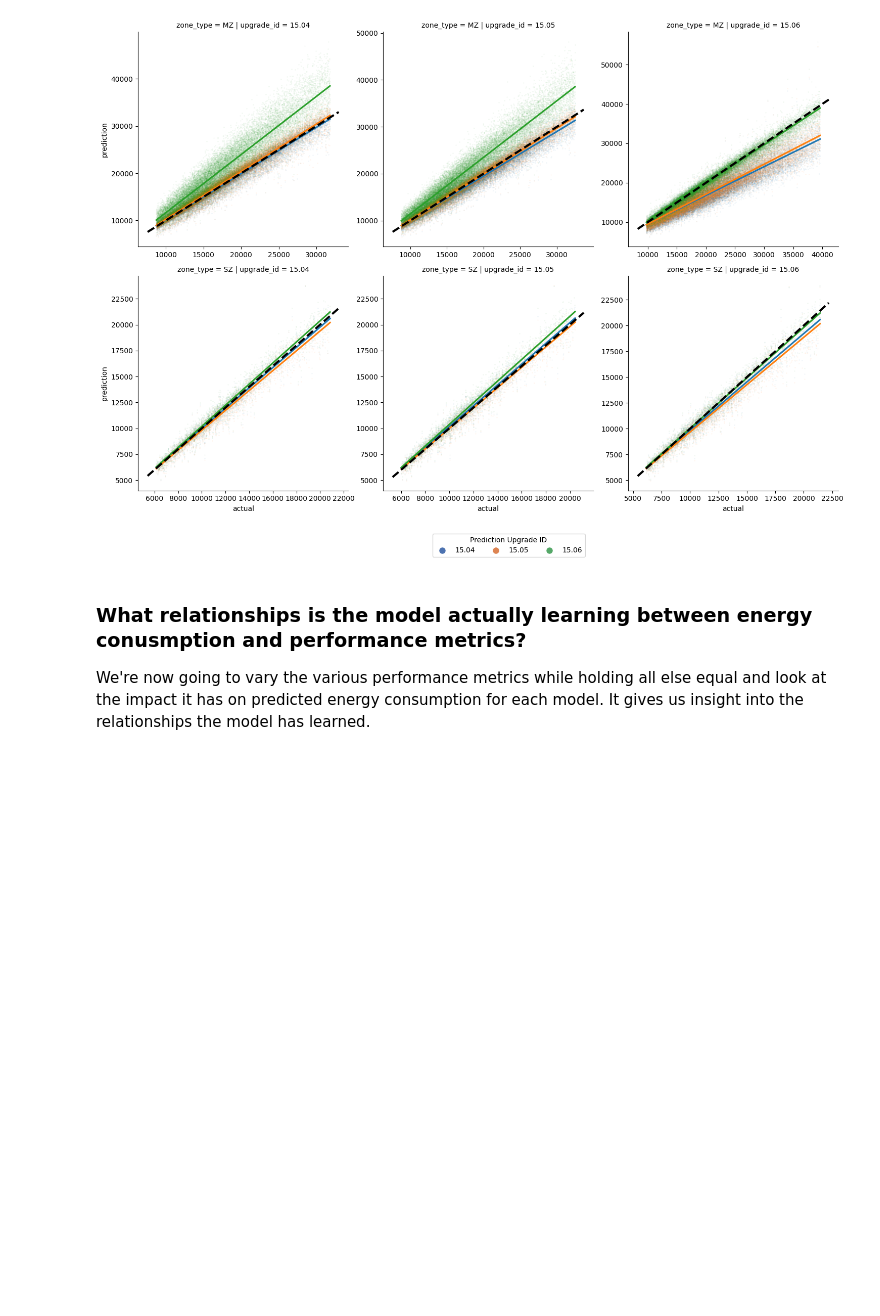
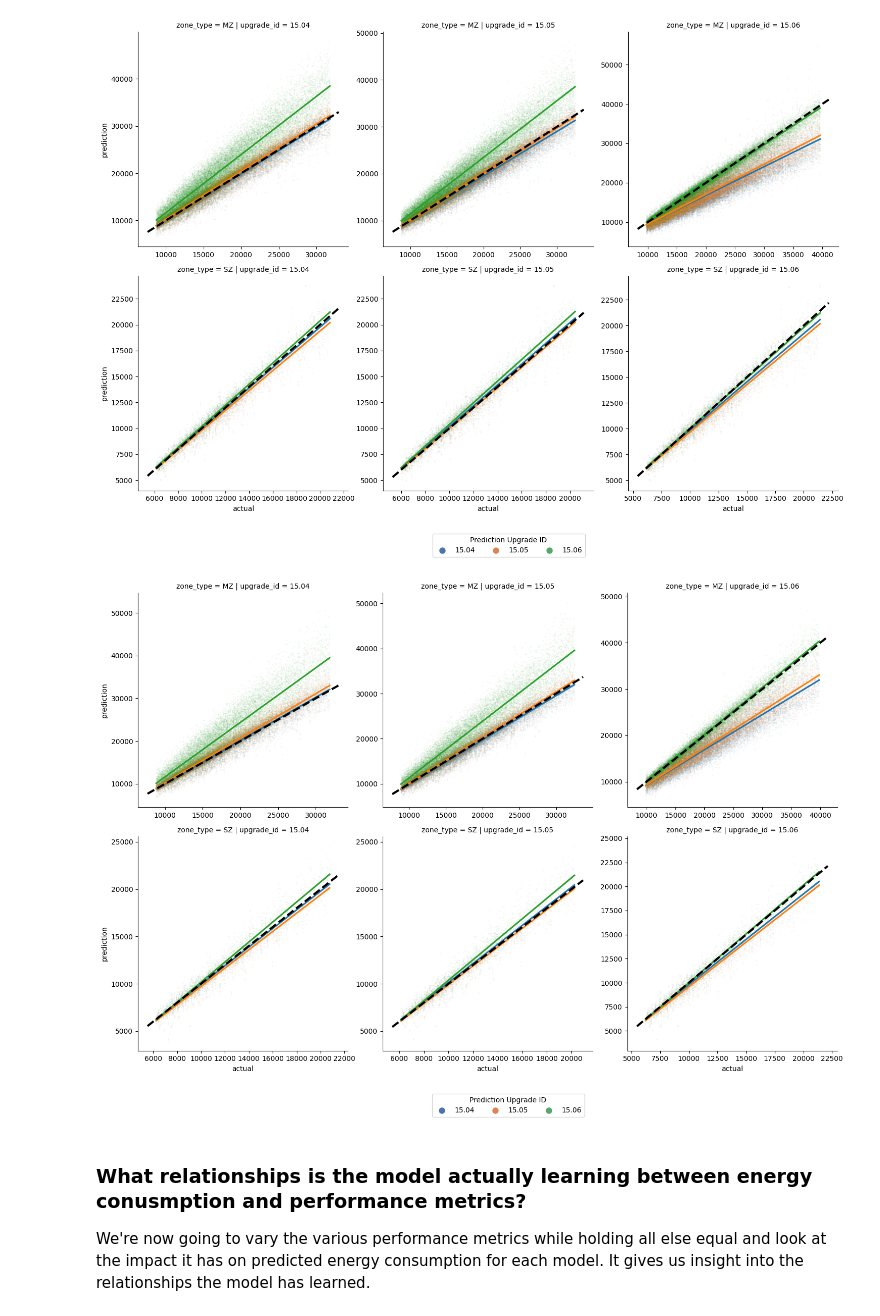
Before and after one commit to rewiringamerica/surrogate_modeling, a Jupyter notebook: notebooks/adding_performance_curve_params_exploration.ipynb, the cells around one changed output. Cells and saved outputs as stored; diff of their text form; code cells hidden in the pictures; blank space fills up the shorter version.

```diff
--- a/notebooks/adding_performance_curve_params_exploration.ipynb
+++ b/notebooks/adding_performance_curve_params_exploration.ipynb
@@ -47,8 +73,17 @@ hp_features_by_upgrade_zone_long = hp_features_by_building_upgrade.groupby(
 Most noteably, the York CCHP (15.06) has reasonably high overall rated heating and cooling efficiencies (`heating_efficiency_nominal_percentage` - derived from HSPF, and `cooling_efficiency_eer`), but has fairly low COPs at min speed. This is particulary true at for the multi zone heat pump, even more so at low temps. We know that the this heat pump was not very energy efficient compared to the other two, but that this was not represented in these overall rated metrics. Thus, we know it is important for the model to see all of these performnace curve features in order to accurately predict energy consumption. These 3 heat pumps then provide a good test of whether the model can learn from these performance curve parameters.
 # %%
 # plot all the metrics so we can compare them visually
-ax = sns.relplot(data=hp_features_by_upgrade_zone_long , x="variable", y="value", hue="upgrade_id", palette='viridis', row = 'zone_type', height=5, aspect=2)
-ax.tick_params(axis='x', labelrotation=90)
+ax = sns.relplot(
+    data=hp_features_by_upgrade_zone_long,
+    x="variable",
+    y="value",
+    hue="upgrade_id",
+    palette="viridis",
+    row="zone_type",
+    height=5,
+    aspect=2,
+)
+ax.tick_params(axis="x", labelrotation=90)
 # %% [output]
 <seaborn.axisgrid.FacetGrid at 0x...>
 [figure]
@@ -162,17 +252,24 @@ def plot_predictions(predictions):
 building_upgrade_zone_type = hp_features_by_building_upgrade[["building_id", "upgrade_id", "zone_type"]]
 
 # read in predictions on full test set for each model
-predictions_base = pd.read_csv(str(g.GCS_ARTIFACT_PATH / version_name_w_perf_curve_features / "prediction_metrics_test_set.csv")).query(
-    "fuel == 'total'"
-)[["building_id", "upgrade_id", "actual", "prediction"]]
+predictions_base = pd.read_csv(
+    str(g.GCS_ARTIFACT_PATH / version_name_w_perf_curve / "prediction_metrics_test_set.csv")
+).query("fuel == 'total'")[["building_id", "upgrade_id", "actual", "prediction"]]
 
-predictions_w_perf_curve = pd.read_csv(str(g.GCS_ARTIFACT_PATH / version_name_w_perf_curve_features / "prediction_metrics_test_set.csv")).query(
-    "fuel == 'total'"
-)[["building_id", "upgrade_id", "actual", "prediction"]]
+predictions_w_perf_curve = pd.read_csv(
+    str(g.GCS_ARTIFACT_PATH / version_name_w_perf_curve / "prediction_metrics_test_set.csv")
+).query("fuel == 'total'")[["building_id", "upgrade_id", "actual", "prediction"]]
+
+predictions_w_perf_curve_and_baseline = pd.read_csv(
+    str(g.GCS_ARTIFACT_PATH / version_name_w_perf_curve_and_baseline / "prediction_metrics_test_set.csv")
+).query("fuel == 'total'")[["building_id", "upgrade_id", "actual", "prediction"]]
 
 # add a column for the zone type (multi zone or single zone)
-predictions_base = predictions_base.merge(building_upgrade_zone_type, on = ["building_id", "upgrade_id"])
-predictions_w_perf_curve = predictions_w_perf_curve.merge(building_upgrade_zone_type, on = ["building_id", "upgrade_id"])
+predictions_base = predictions_base.merge(building_upgrade_zone_type, on=["building_id", "upgrade_id"])
+predictions_w_perf_curve = predictions_w_perf_curve.merge(building_upgrade_zone_type, on=["building_id", "upgrade_id"])
+predictions_w_perf_curve_and_baseline = predictions_w_perf_curve_and_baseline.merge(
+    building_upgrade_zone_type, on=["building_id", "upgrade_id"]
+)
 # %% [markdown]
 
 We next look at plots of the actual vs the predicted values by (upgrade, zone type), where the dotted black y=x line indicates perfect prediction. But for each, we not only plot the actuals against the predictions for the given upgrade id, we also plot the predictions for the other upgrade ids. The predictions and linear trendline for each upgrade is shown in a given color. If the model can distingish between the heat pumps, we would expect to see different trendlines and we would expect to see that the dotted black line (y=x) lines up with the trendline corresponding to the correct (upgrade, zone) in the given facet.
@@ -187,5 +286,9 @@ plot_predictions(predictions_base )
 # %% [output]
 [figure]
+# %%
+plot_predictions(predictions_w_perf_curve_and_baseline)
+# %% [output]
+[figure, added]
 # %% [markdown]
 ### What relationships is the model actually learning between energy conusmption and performance metrics?
 
```
Also changed, not shown: parts of 23 cells of this notebook.
